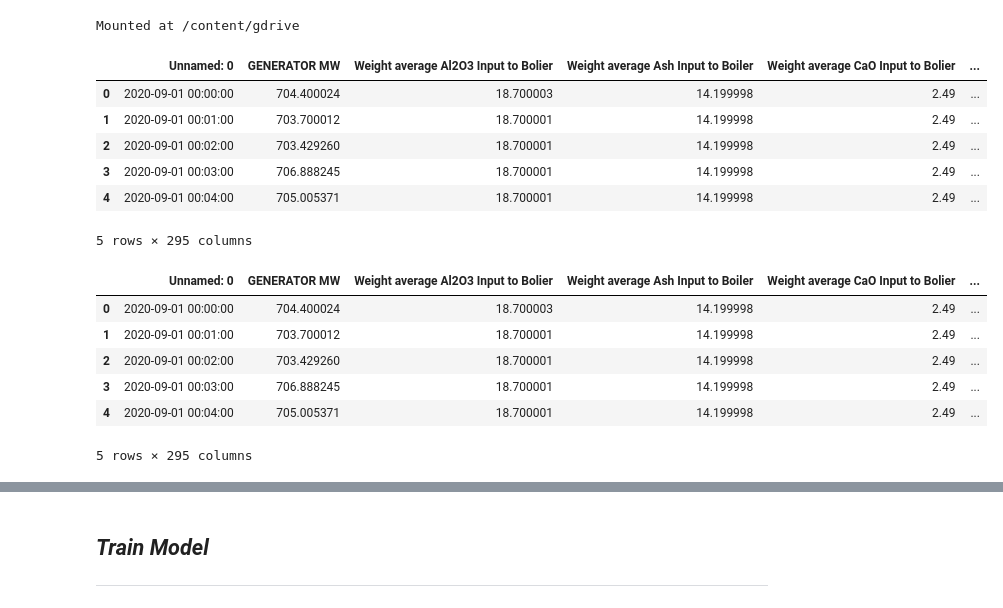
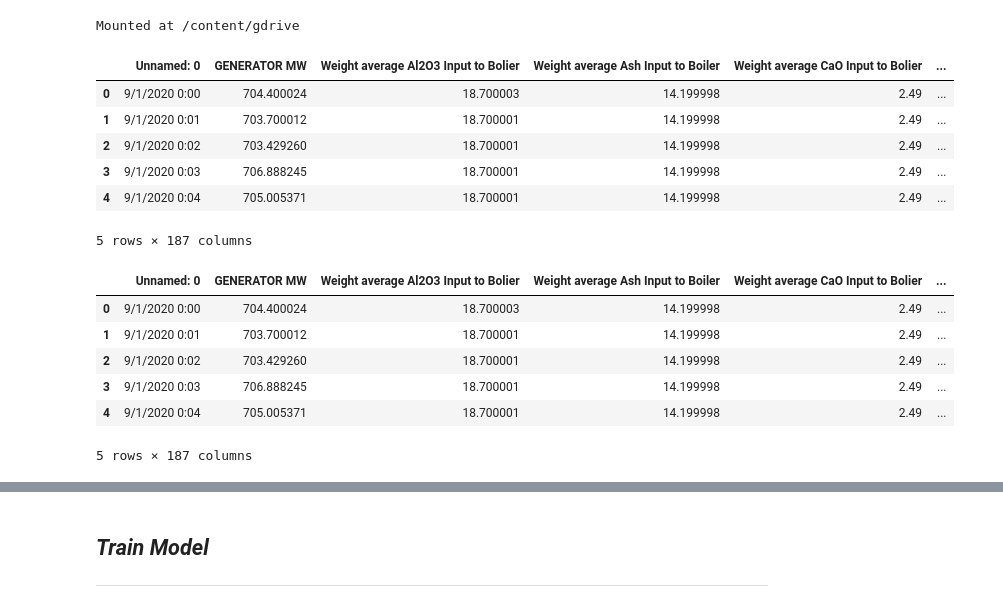
Before and after one commit to bankshi/Soot-Blower, a Jupyter notebook: Soot_Blower_V0.ipynb, the cells around one changed output, grey strips where cells are left out. Saved outputs shown, nothing was run; the diff lists cells and outputs as text; code cells hidden in the pictures.

```diff
--- a/Soot_Blower_V0.ipynb
+++ b/Soot_Blower_V0.ipynb
@@ -20,28 +20,28 @@ Mounted at /content/gdrive
 import matplotlib as mpl
 mpl.rcParams['figure.figsize'] = (15,10)
 # %%
-dfSep2020 = pd.read_excel(r'/content/gdrive/My Drive/Colab Notebooks/Soot/09 soot operation data Sep20t.xlsx', sheet_name = 'u1', skiprows=0)
+dfSep2020 = pd.read_csv(r'/content/gdrive/My Drive/Colab Notebooks/Soot/09soot operation data Sep20t.csv', skiprows=0)
 dfSep2020.head()
 # %% [output]
 |  | Unnamed: 0 | GENERATOR MW | Weight average Al2O3 Input to Bolier | Weight average Ash Input to Boiler | Weight average CaO Input to Bolier | ... |
-| 0 | 2020-09-01 00:00:00 | 704.400024 | 18.700003 | 14.199998 | 2.49 | ... |
-| 1 | 2020-09-01 00:01:00 | 703.700012 | 18.700001 | 14.199998 | 2.49 | ... |
-| 2 | 2020-09-01 00:02:00 | 703.429260 | 18.700001 | 14.199998 | 2.49 | ... |
-| 3 | 2020-09-01 00:03:00 | 706.888245 | 18.700001 | 14.199998 | 2.49 | ... |
-| 4 | 2020-09-01 00:04:00 | 705.005371 | 18.700001 | 14.199998 | 2.49 | ... |
+| 0 | 9/1/2020 0:00 | 704.400024 | 18.700003 | 14.199998 | 2.49 | ... |
+| 1 | 9/1/2020 0:01 | 703.700012 | 18.700001 | 14.199998 | 2.49 | ... |
+| 2 | 9/1/2020 0:02 | 703.429260 | 18.700001 | 14.199998 | 2.49 | ... |
+| 3 | 9/1/2020 0:03 | 706.888245 | 18.700001 | 14.199998 | 2.49 | ... |
+| 4 | 9/1/2020 0:04 | 705.005371 | 18.700001 | 14.199998 | 2.49 | ... |
-5 rows × 295 columns
+5 rows × 187 columns
 # %%
 dfSep2020.loc[:,'LONG RETRACTABLE SB RIGHT-01 START':'WALL DESLAGGER C-18 START'] = dfSep2020.loc[:,'LONG RETRACTABLE SB RIGHT-01 START':'WALL DESLAGGER C-18 START'].replace(['OFF','ON'],[0,1])
 # %%
 dfSep2020.head()
 # %% [output]
 |  | Unnamed: 0 | GENERATOR MW | Weight average Al2O3 Input to Bolier | Weight average Ash Input to Boiler | Weight average CaO Input to Bolier | ... |
-| 0 | 2020-09-01 00:00:00 | 704.400024 | 18.700003 | 14.199998 | 2.49 | ... |
-| 1 | 2020-09-01 00:01:00 | 703.700012 | 18.700001 | 14.199998 | 2.49 | ... |
-| 2 | 2020-09-01 00:02:00 | 703.429260 | 18.700001 | 14.199998 | 2.49 | ... |
-| 3 | 2020-09-01 00:03:00 | 706.888245 | 18.700001 | 14.199998 | 2.49 | ... |
-| 4 | 2020-09-01 00:04:00 | 705.005371 | 18.700001 | 14.199998 | 2.49 | ... |
+| 0 | 9/1/2020 0:00 | 704.400024 | 18.700003 | 14.199998 | 2.49 | ... |
+| 1 | 9/1/2020 0:01 | 703.700012 | 18.700001 | 14.199998 | 2.49 | ... |
+| 2 | 9/1/2020 0:02 | 703.429260 | 18.700001 | 14.199998 | 2.49 | ... |
+| 3 | 9/1/2020 0:03 | 706.888245 | 18.700001 | 14.199998 | 2.49 | ... |
+| 4 | 9/1/2020 0:04 | 705.005371 | 18.700001 | 14.199998 | 2.49 | ... |
-5 rows × 295 columns
+5 rows × 187 columns
 # %%
 dfSep2020.rename(columns = {'Unnamed: 0':'Date'}, inplace=True)
 # %%
```
Also changed, not shown: parts of 15 cells of this notebook.
